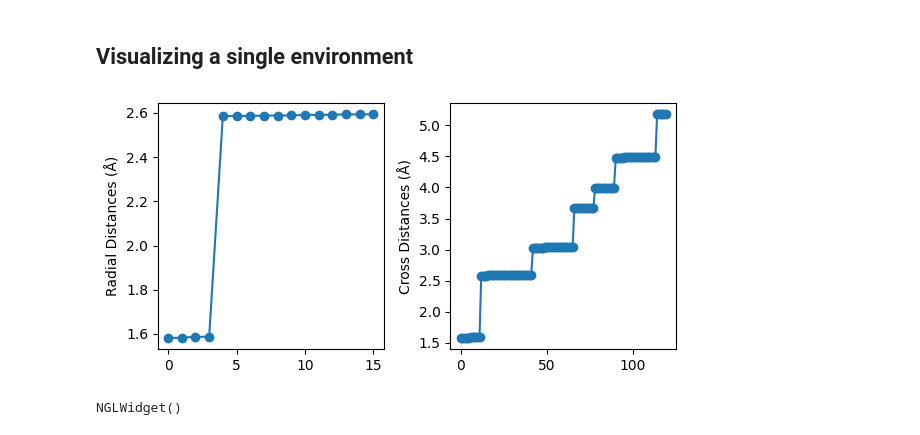
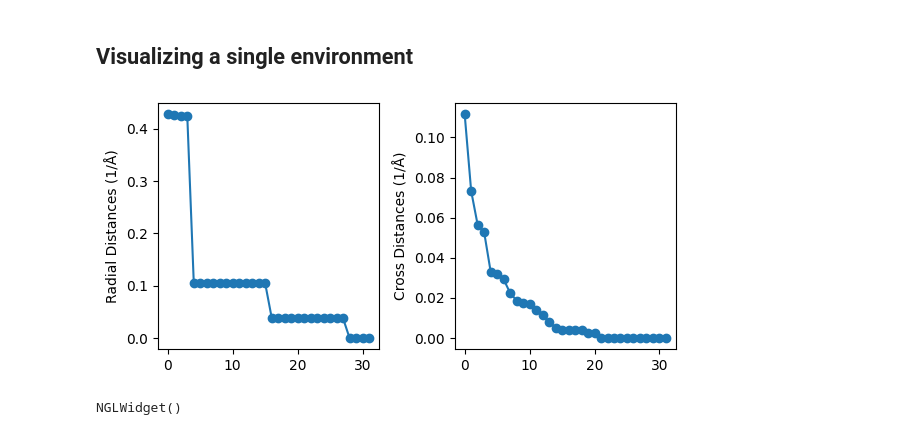
Before and after one commit to dskoda/quests, a Jupyter notebook: nbs/Example01-GAP20.ipynb, the cells around one changed output. Drawn from its saved outputs; the diff is of its cells as text; code cells hidden in the pictures.

```diff
--- a/nbs/Example01-GAP20.ipynb
+++ b/nbs/Example01-GAP20.ipynb
@@ -16,29 +16,29 @@ import nglview as nv
 [interactive output not drawn]
 # %%
 dset = read("../data/GAP-20.xyz", index=":")
-quests = QUESTS(cutoff=5, k=16)
+quests = QUESTS(cutoff=5, k=32)
 # %% [markdown]
 ## Visualizing a single environment
 # %%
 atoms = dset[8680]
-r, d = quests.get_descriptors(atoms)
+x1, x2 = quests.get_descriptors(atoms)
 # %%
 fig, ax_fig = plt.subplots(1, 2, figsize=(6, 3))
 
 idx = 0
 
 ax = ax_fig[0]
-ax.plot(r[idx], "o-")
-ax.set_ylabel("Radial Distances (Å)")
+ax.plot(x1[idx], "o-")
+ax.set_ylabel("Radial Distances (1/Å)")
 
 ax = ax_fig[1]
-ax.plot(d[idx], "o-")
-ax.set_ylabel("Cross Distances (Å)")
+ax.plot(x2[idx], "o-")
+ax.set_ylabel("Cross Distances (1/Å)")
 
 fig.tight_layout()
 plt.show()
 # %% [output]
-[figure, old version]
+[figure, new version]
 # %%
 env = extract_environment(atoms, 0, cutoff=5.0, k=16)
 
```
Also changed, not shown: parts of 5 cells of this notebook.
